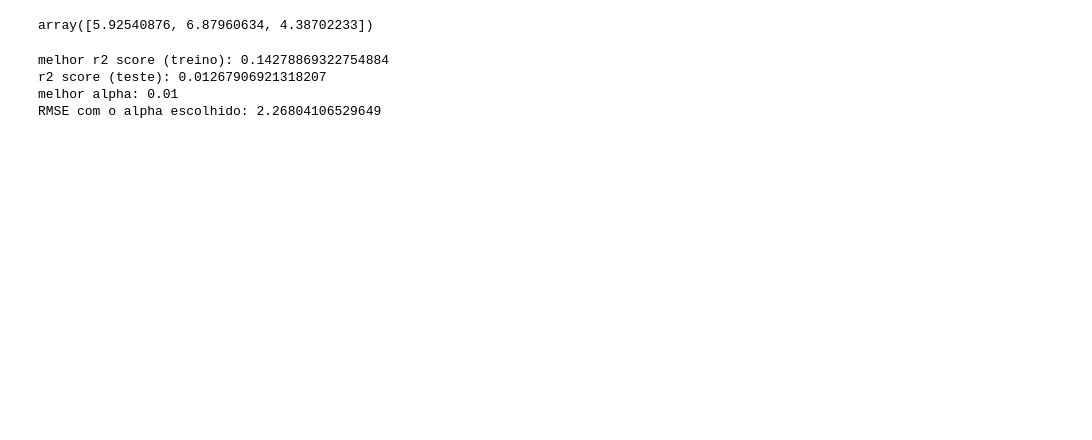
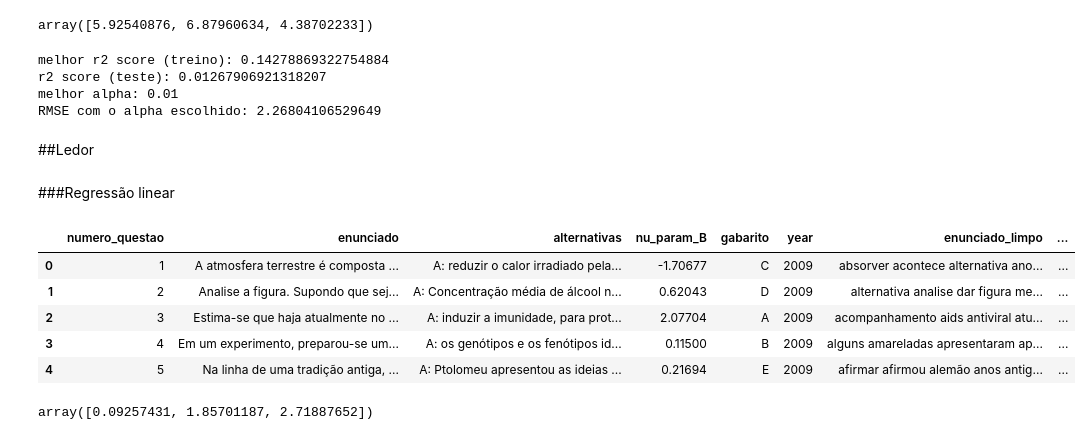
Before and after one commit to ciziks/enem-word-embeddings, a Jupyter notebook: notebooks/6. Modelos de Regressão.ipynb, the cells around one changed output. Saved outputs shown, nothing was run; the diff lists cells and outputs as text; code cells hidden in the pictures; blank space fills up the shorter version.

Commit message:
Regressão Ledor

```diff
--- a/notebooks/6. Modelos de Regressão.ipynb
+++ b/notebooks/6. Modelos de Regressão.ipynb
@@ -310,3 +305,17 @@ melhor r2 score (treino): 0.14278869322754884
 r2 score (teste): 0.01267906921318207
 melhor alpha: 0.01
 RMSE com o alpha escolhido: 2.26804106529649
+# %% [markdown]
+##Ledor
+# %% [markdown]
+###Regressão linear
+# %%
+cleaned_data = pd.read_pickle("/content/drive/MyDrive/MED-enem/cleaned_data_ledor_vectors.pkl").dropna()
+cleaned_data.head()
+# %% [output]
+|  | numero_questao | enunciado | alternativas | nu_param_B | gabarito | year | enunciado_limpo | ... |
+| 0 | 1 | A atmosfera terrestre é composta ... | A: reduzir o calor irradiado pela... | -1.70677 | C | 2009 | absorver acontece alternativa ano... | ... |
+| 1 | 2 | Analise a figura. Supondo que sej... | A: Concentração média de álcool n... | 0.62043 | D | 2009 | alternativa analise dar figura me... | ... |
+| 2 | 3 | Estima-se que haja atualmente no ... | A: induzir a imunidade, para prot... | 2.07704 | A | 2009 | acompanhamento aids antiviral atu... | ... |
+| 3 | 4 | Em um experimento, preparou-se um... | A: os genótipos e os fenótipos id... | 0.11500 | B | 2009 | alguns amareladas apresentaram ap... | ... |
+| 4 | 5 | Na linha de uma tradição antiga, ... | A: Ptolomeu apresentou as ideias ... | 0.21694 | E | 2009 | afirmar afirmou alemão anos antig... | ... |
@@ -312,0 +326,9 @@ RMSE com o alpha escolhido: 2.26804106529649
+# %%
+y = cleaned_data['nu_param_B']
+add_list = [(y.min()*(-1))+1]*len(y)
+
+y = y + add_list
+y, _ = stats.boxcox(y)
+y[:3]
+# %% [output]
+array([0.09257431, 1.85701187, 2.71887652])
```
Also changed, not shown: parts of 22 cells of this notebook.
